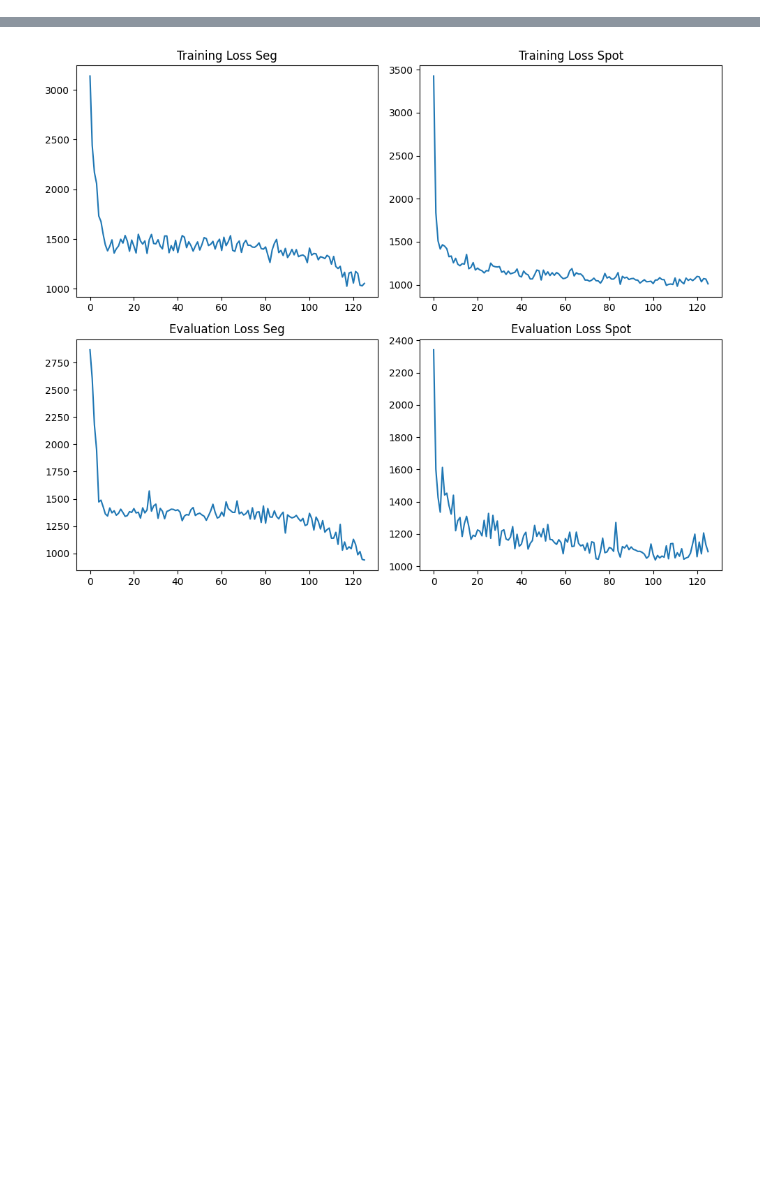
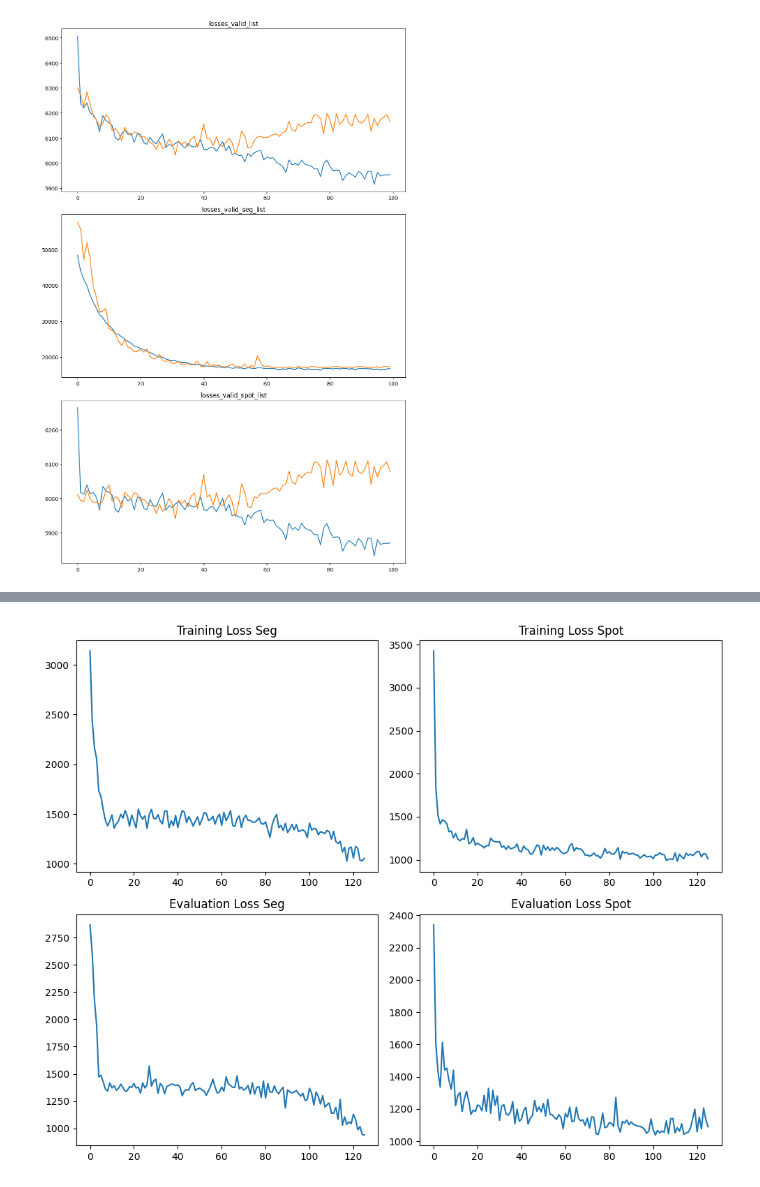
Before and after one commit to Ziolo1999/GNNsFootballEventSpotting, a Jupyter notebook: Code/training.ipynb, the cells around one changed output, grey strips where cells are left out. Saved outputs shown, nothing was run; the diff lists cells and outputs as text; code cells hidden in the pictures; blank space fills up the shorter version.

```diff
--- a/Code/training.ipynb
+++ b/Code/training.ipynb
@@ -23,7 +24,7 @@ class Args:
     input_channel = 10
     feature_multiplier=1
     backbone_player = "GCN"
-    max_epochs=4
+    max_epochs=100
     load_weights=None
     model_name="Testing_Model"
     evaluation_frequency=20
@@ -37,6 +38,7 @@ class Args:
     GPU=0
     max_num_worker=1
     loglevel='INFO'
+    annotation_nr = 18
 # %%
 args = Args
 collate_fn = collateGCN
@@ -50,9 +52,9 @@ train_loader = torch.utils.data.DataLoader(train_dataset,
 validate_loader = torch.utils.data.DataLoader(validation_dataset,
             batch_size=args.batch_size, shuffle=True, collate_fn=collate_fn)
 
-labels, targets, representations = next(iter(train_loader))
+# labels, targets, representations = next(iter(train_loader))
 
-model = ContextAwareModel(num_classes=2, args=args)
+model = ContextAwareModel(num_classes=18, args=args)
 criterion_segmentation = ContextAwareLoss(K=train_dataset.K_parameters)
 criterion_spotting = SpottingLoss(lambda_coord=args.lambda_coord, lambda_noobj=args.lambda_noobj)
 optimizer = torch.optim.Adam(model.parameters(), lr=args.LR,
@@ -86,0 +96,27 @@ Evaluate 4: Time 5.007s (it:5.165s) Data:0.514s (it:0.600s) Loss 1.3882e+03 Loss
+# %%
+with open('results/detector_results.pkl', 'rb') as file:
+    losses = pickle.load(file)
+model = torch.load("models/detector.pth.tar")
+# %%
+fig, axes = plt.subplots(nrows=3, ncols=1, figsize=(10, 15))
+loss_pairs = [
+    ('losses_train_list', 'losses_valid_list'),
+    ('losses_train_seg_list', 'losses_valid_seg_list'),
+    ('losses_train_spot_list', 'losses_valid_spot_list')
+    ]
+# Loop through each subplot
+for i, ax in enumerate(axes.flatten()):
+    # Read files
+    # Plot the corresponding data
+    loss_pair = loss_pairs[i]
+    for loss in loss_pair:
+        ax.plot(losses.__dict__[loss])
+        ax.set_title(loss)
+
+# Adjust layout for better spacing
+plt.tight_layout()
+
+# Show the plots
+plt.show()
+# %% [output]
+[figure, added]
```
Also changed, not shown: parts of 9 cells of this notebook, 9 other files.
